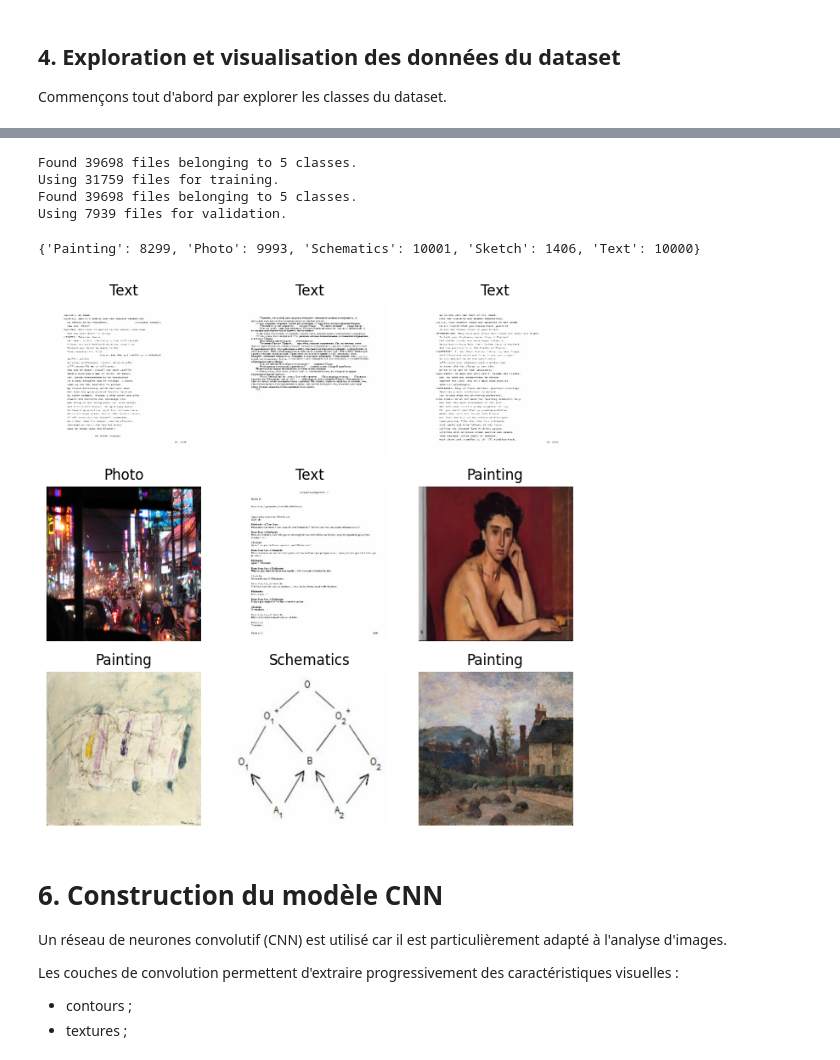
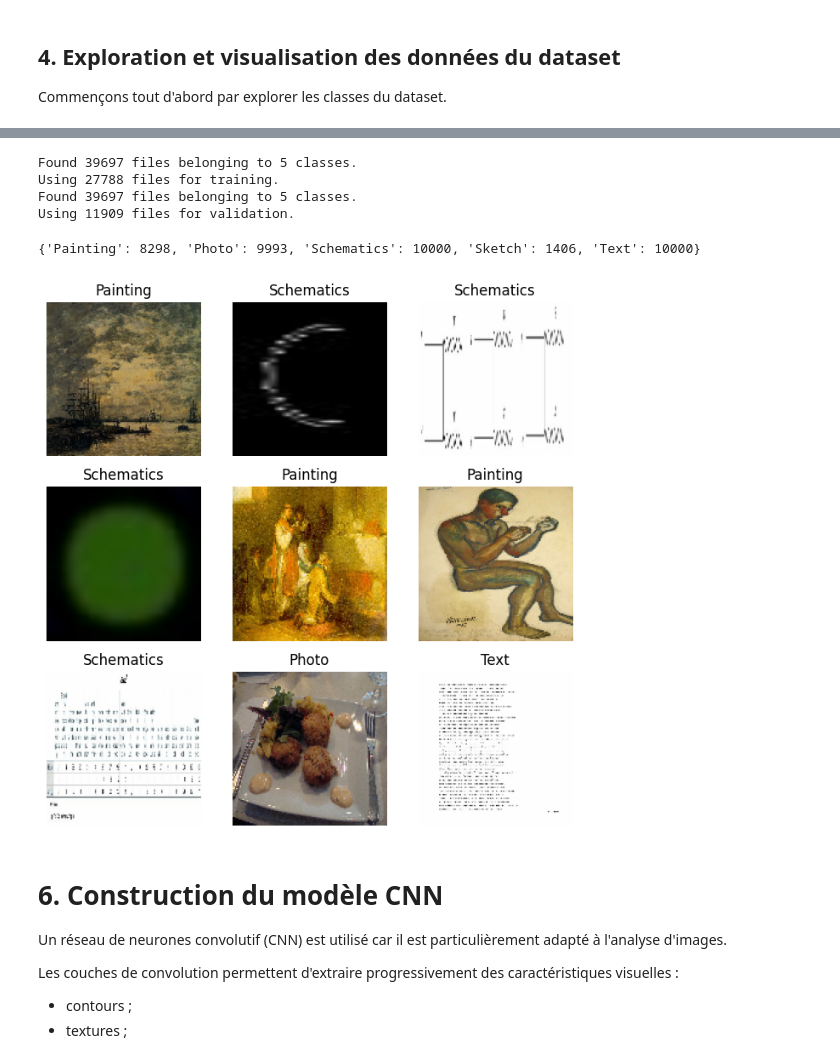
Before and after one commit to Williampancha/Leyenda, a Jupyter notebook: leyenda.ipynb, the cells around one changed output, grey strips where cells are left out. Cells and saved outputs as stored; diff of their text form; code cells hidden in the pictures.

Commit message:
- split the dataset in train_set, val_set and test_set - added image verification

```diff
--- a/leyenda.ipynb
+++ b/leyenda.ipynb
@@ -67,4 +67,5 @@ TensorFlow : 2.21.0
 
 Commençons tout d'abord par explorer les classes du dataset.
 # %%
-datasets_dir = pathlib.Path('datasets')
+datasets_dir = pathlib.Path('D:/datasets') #datasets
+batch_size, img_height, img_width = 32, 128, 128
@@ -71,24 +98,41 @@ datasets_dir = pathlib.Path('datasets')
 # %%
-train_set = keras.preprocessing.image_dataset_from_directory(
-    datasets_dir,
-    validation_split=0.2,
-    subset='training',
-    seed=42
-)
+def build_datasets(data_dir, batch_size, img_size):
+    seed_value = 42
 
-validation_set = keras.preprocessing.image_dataset_from_directory(
-    datasets_dir,
-    validation_split=0.2,
-    subset='validation',
-    seed=42
-)
+    train_ds = keras.utils.image_dataset_from_directory(
+        directory=data_dir,
+        validation_split=0.3,
+        subset="training",
+        seed=seed_value,
+        image_size=img_size,
+        batch_size=batch_size,
+    )
+
+    val_and_test_ds = keras.utils.image_dataset_from_directory(
+        directory=data_dir,
+        validation_split=0.3,
+        subset="validation",
+        seed=seed_value,
+        image_size=img_size,
+        batch_size=batch_size,
+    )
+
+    num_eval_batches = tf.data.experimental.cardinality(val_and_test_ds).numpy()
+    val_batches = num_eval_batches // 2
+
+    val_ds = val_and_test_ds.take(val_batches)
+    test_ds = val_and_test_ds.skip(val_batches)
+
+    return train_ds, val_ds, test_ds
+
+train_ds, val_ds, test_ds = build_datasets(datasets_dir, batch_size=batch_size, img_size=(img_height, img_width))
 # %% [output]
-Found 39698 files belonging to 5 classes.
-Using 31759 files for training.
-Found 39698 files belonging to 5 classes.
-Using 7939 files for validation.
+Found 39697 files belonging to 5 classes.
+Using 27788 files for training.
+Found 39697 files belonging to 5 classes.
+Using 11909 files for validation.
 # %%
-labels = train_set.class_names
+labels = train_ds.class_names
 
 class_distribution = {
     label: sum(1 for file in (datasets_dir / label).iterdir() if file.is_file())
@@ -97,18 +141,17 @@ class_distribution = {
 
 print(class_distribution)
 # %% [output]
-{'Painting': 8299, 'Photo': 9993, 'Schematics': 10001, 'Sketch': 1406, 'Text': 10000}
+{'Painting': 8298, 'Photo': 9993, 'Schematics': 10000, 'Sketch': 1406, 'Text': 10000}
 # %%
-# Visualisation de quelques images du dataset
 plt.figure(figsize=(8, 8))
-for images, label in train_set.take(1):
+for images, label in train_ds.take(1):
     for i in range(9):
         ax = plt.subplot(3, 3, i +1)
         ax.imshow(images[i].numpy().astype('uint8'))
         plt.title(labels[label[i]])
         plt.axis("off")
 # %% [output]
-[figure, old version]
+[figure, new version]
 # %% [markdown]
 # 6. Construction du modèle CNN
 
```
Also changed, not shown: parts of 6 cells of this notebook.
